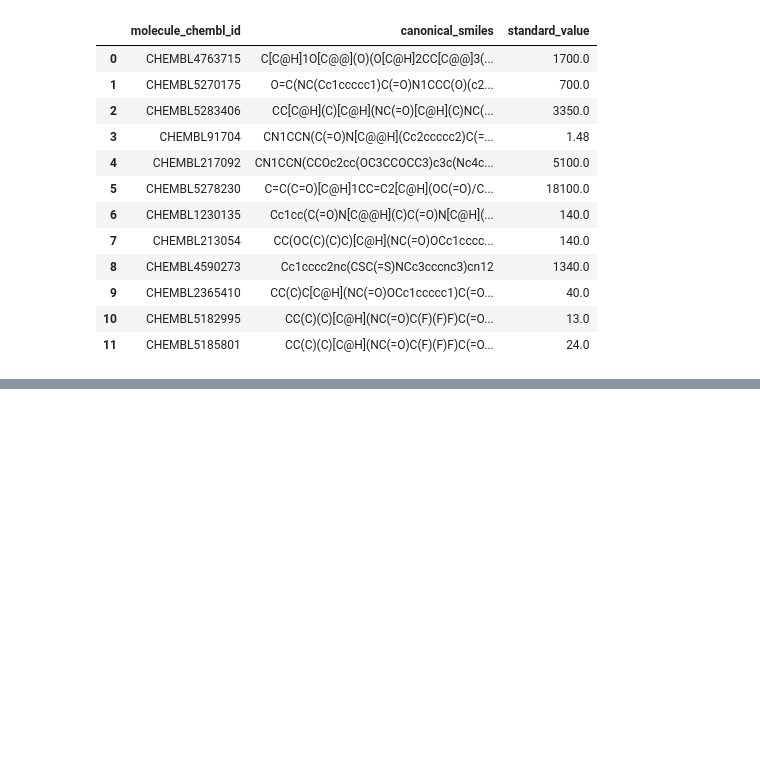
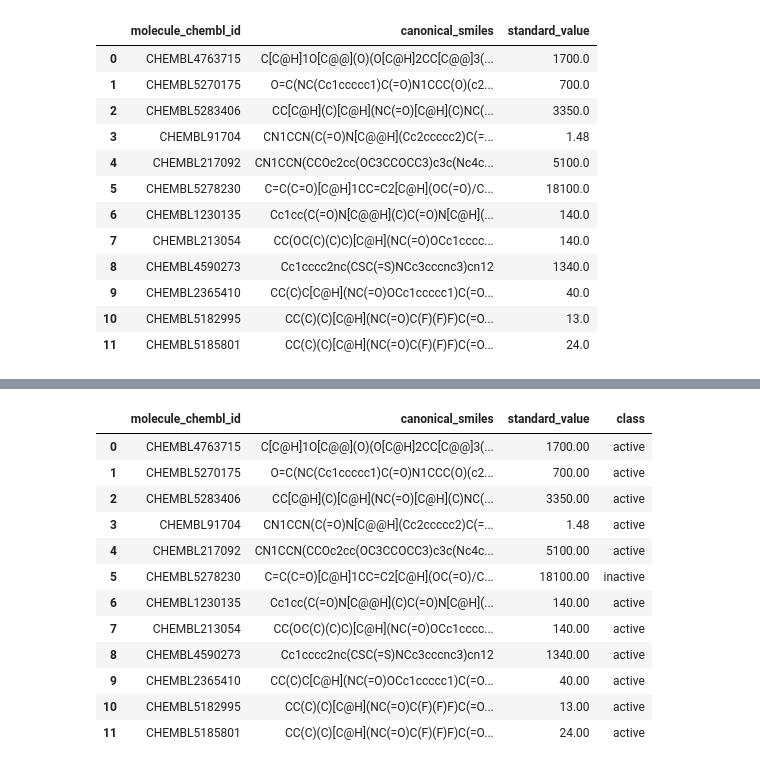
Before and after one commit to Vinoth0202/Training-to-Divya, a Jupyter notebook: practice/code practice/CF_PDB.ipynb, the cells around one changed output, grey strips where cells are left out. Saved outputs shown, nothing was run; the diff lists cells and outputs as text; code cells hidden in the pictures; blank space fills up the shorter version.

```diff
--- a/practice/code practice/CF_PDB.ipynb
+++ b/practice/code practice/CF_PDB.ipynb
@@ -264,0 +265,14 @@ pd.concat(df3, pd.Series(bio))
+# %%
+df4= pd.read_csv('bioactivity_preprocessed_data.csv')
+# %%
+bioactivity_threshold = []
+for i in df4.standard_value:
+  if float(i) >= 10000:
+    bioactivity_threshold.append("inactive")
+  elif float(i) <= 10000:
+    bioactivity_threshold.append("active")
+  else:
+      bioactivity_threshold.append("intermediate")
+
+
+bioactivity_threshold
@@ -264,0 +292,18 @@ pd.concat(df3, pd.Series(bio))
+# %%
+bioactivity_class = pd.Series(bioactivity_threshold, name='class')
+df5 = pd.concat([df4, bioactivity_class], axis=1)
+df5
+# %% [output]
+|  | molecule_chembl_id | canonical_smiles | standard_value | class |
+| 0 | CHEMBL4763715 | C[C@H]1O[C@@](O)(O[C@H]2CC[C@@]3(... | 1700.00 | active |
+| 1 | CHEMBL5270175 | O=C(NC(Cc1ccccc1)C(=O)N1CCC(O)(c2... | 700.00 | active |
+| 2 | CHEMBL5283406 | CC[C@H](C)[C@H](NC(=O)[C@H](C)NC(... | 3350.00 | active |
+| 3 | CHEMBL91704 | CN1CCN(C(=O)N[C@@H](Cc2ccccc2)C(=... | 1.48 | active |
+| 4 | CHEMBL217092 | CN1CCN(CCOc2cc(OC3CCOCC3)c3c(Nc4c... | 5100.00 | active |
+| 5 | CHEMBL5278230 | C=C(C=O)[C@H]1CC=C2[C@H](OC(=O)/C... | 18100.00 | inactive |
+| 6 | CHEMBL1230135 | Cc1cc(C(=O)N[C@@H](C)C(=O)N[C@H](... | 140.00 | active |
+| 7 | CHEMBL213054 | CC(OC(C)(C)C)[C@H](NC(=O)OCc1cccc... | 140.00 | active |
+| 8 | CHEMBL4590273 | Cc1cccc2nc(CSC(=S)NCc3cccnc3)cn12 | 1340.00 | active |
+| 9 | CHEMBL2365410 | CC(C)C[C@H](NC(=O)OCc1ccccc1)C(=O... | 40.00 | active |
+| 10 | CHEMBL5182995 | CC(C)(C)[C@H](NC(=O)C(F)(F)F)C(=O... | 13.00 | active |
+| 11 | CHEMBL5185801 | CC(C)(C)[C@H](NC(=O)C(F)(F)F)C(=O... | 24.00 | active |
```
Also changed, not shown: parts of 6 cells of this notebook.
